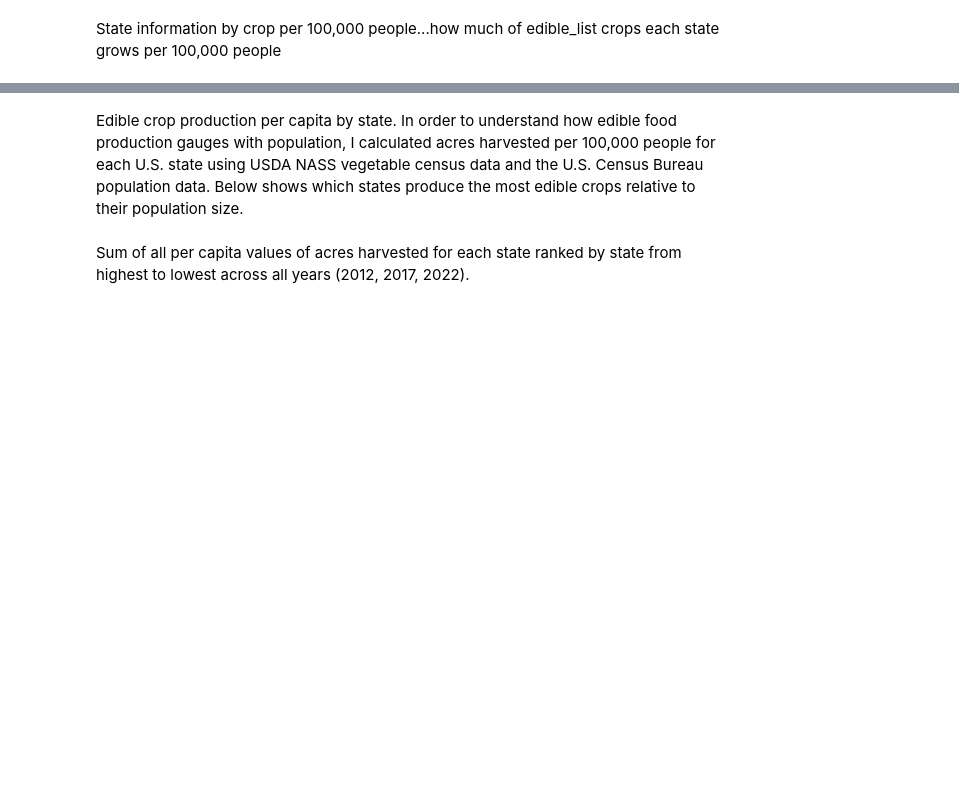
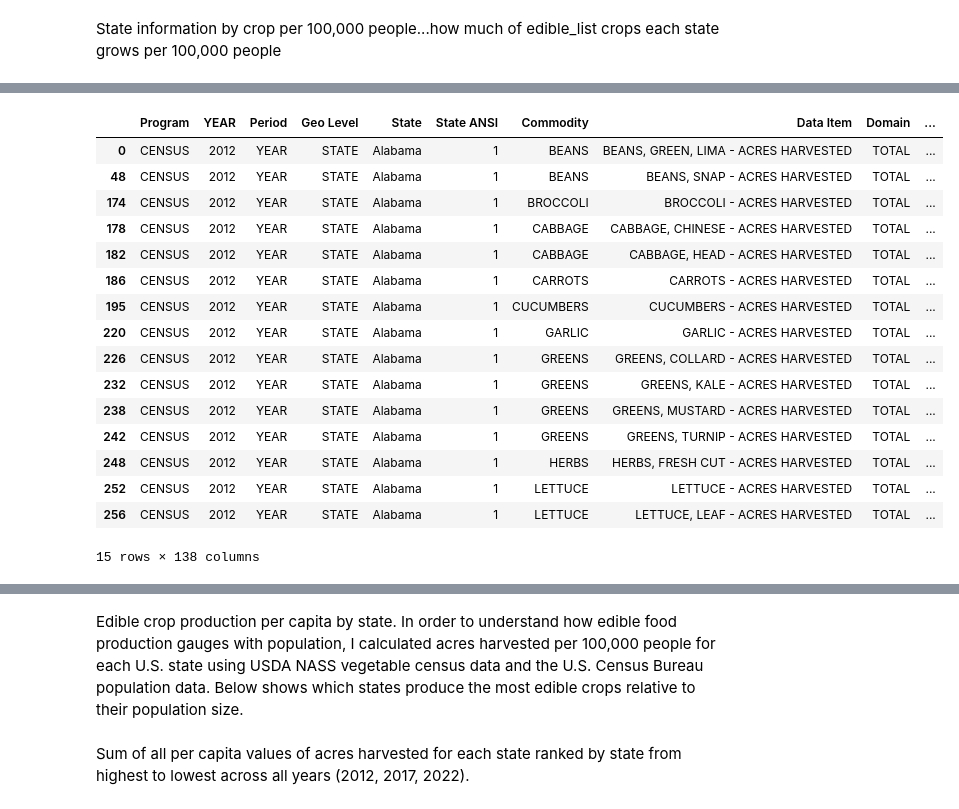
Before and after one commit to KinishaF/edible_vs_ornamental, a Jupyter notebook: Scripts/comparison_edible_ornamental.ipynb, the cells around one changed output, grey strips where cells are left out. Cells and saved outputs as stored; diff of their text form; code cells hidden in the pictures; blank space fills up the shorter version.

Commit message:
edibleandornamental

```diff
--- a/Scripts/comparison_edible_ornamental.ipynb
+++ b/Scripts/comparison_edible_ornamental.ipynb
@@ -224,0 +663,2 @@ ag_census_edible.head()
+# %%
+ag_census_edible['pop_total'] = ag_census_edible['pop_total'].astype(str).str.replace(',', '')
@@ -224,0 +685,2 @@ ag_census_edible.head()
+# %%
+ag_census_edible['pop_total'] = pd.to_numeric(ag_census_edible['pop_total'], errors='coerce')
@@ -231,4 +722,4 @@ ag_census_ornamental.head()
 # %% [markdown]
 State information by crop per 100,000 people...how much of edible_list crops each state grows per 100,000 people
 # %%
-ag_census_edible['Value'] / ag_census_edible['pop_total'] * 100000
+ag_census_edible['Value Per Capita'] = (ag_census_edible['Value'] / ag_census_edible['pop_total']) * 100000
@@ -237,4 +732,24 @@ ag_census_edible.groupby('State')['Value Per Capita'].sum().sort_values(ascendin
 # %%
-ag_census_edible['Value Per Capita'] = ag_census_edible['Value'] / ag_census_edible['pop_total'] * 100000
+#ag_census_edible['Value Per Capita'] = ag_census_edible['Value'] / ag_census_edible['pop_total'] * 100000
+# %%
+ag_census_edible.head(15)
+# %% [output]
+|  | Program | YEAR | Period | Geo Level | State | State ANSI | Commodity | Data Item | Domain | ... |
+| 0 | CENSUS | 2012 | YEAR | STATE | Alabama | 1 | BEANS | BEANS, GREEN, LIMA - ACRES HARVESTED | TOTAL | ... |
+| 48 | CENSUS | 2012 | YEAR | STATE | Alabama | 1 | BEANS | BEANS, SNAP - ACRES HARVESTED | TOTAL | ... |
+| 174 | CENSUS | 2012 | YEAR | STATE | Alabama | 1 | BROCCOLI | BROCCOLI - ACRES HARVESTED | TOTAL | ... |
+| 178 | CENSUS | 2012 | YEAR | STATE | Alabama | 1 | CABBAGE | CABBAGE, CHINESE - ACRES HARVESTED | TOTAL | ... |
+| 182 | CENSUS | 2012 | YEAR | STATE | Alabama | 1 | CABBAGE | CABBAGE, HEAD - ACRES HARVESTED | TOTAL | ... |
+| 186 | CENSUS | 2012 | YEAR | STATE | Alabama | 1 | CARROTS | CARROTS - ACRES HARVESTED | TOTAL | ... |
+| 195 | CENSUS | 2012 | YEAR | STATE | Alabama | 1 | CUCUMBERS | CUCUMBERS - ACRES HARVESTED | TOTAL | ... |
+| 220 | CENSUS | 2012 | YEAR | STATE | Alabama | 1 | GARLIC | GARLIC - ACRES HARVESTED | TOTAL | ... |
+| 226 | CENSUS | 2012 | YEAR | STATE | Alabama | 1 | GREENS | GREENS, COLLARD - ACRES HARVESTED | TOTAL | ... |
+| 232 | CENSUS | 2012 | YEAR | STATE | Alabama | 1 | GREENS | GREENS, KALE - ACRES HARVESTED | TOTAL | ... |
+| 238 | CENSUS | 2012 | YEAR | STATE | Alabama | 1 | GREENS | GREENS, MUSTARD - ACRES HARVESTED | TOTAL | ... |
+| 242 | CENSUS | 2012 | YEAR | STATE | Alabama | 1 | GREENS | GREENS, TURNIP - ACRES HARVESTED | TOTAL | ... |
+| 248 | CENSUS | 2012 | YEAR | STATE | Alabama | 1 | HERBS | HERBS, FRESH CUT - ACRES HARVESTED | TOTAL | ... |
+| 252 | CENSUS | 2012 | YEAR | STATE | Alabama | 1 | LETTUCE | LETTUCE - ACRES HARVESTED | TOTAL | ... |
+| 256 | CENSUS | 2012 | YEAR | STATE | Alabama | 1 | LETTUCE | LETTUCE, LEAF - ACRES HARVESTED | TOTAL | ... |
+15 rows × 138 columns
 # %%
 ag_census_edible.head()
```
Also changed, not shown: parts of 74 cells of this notebook.
